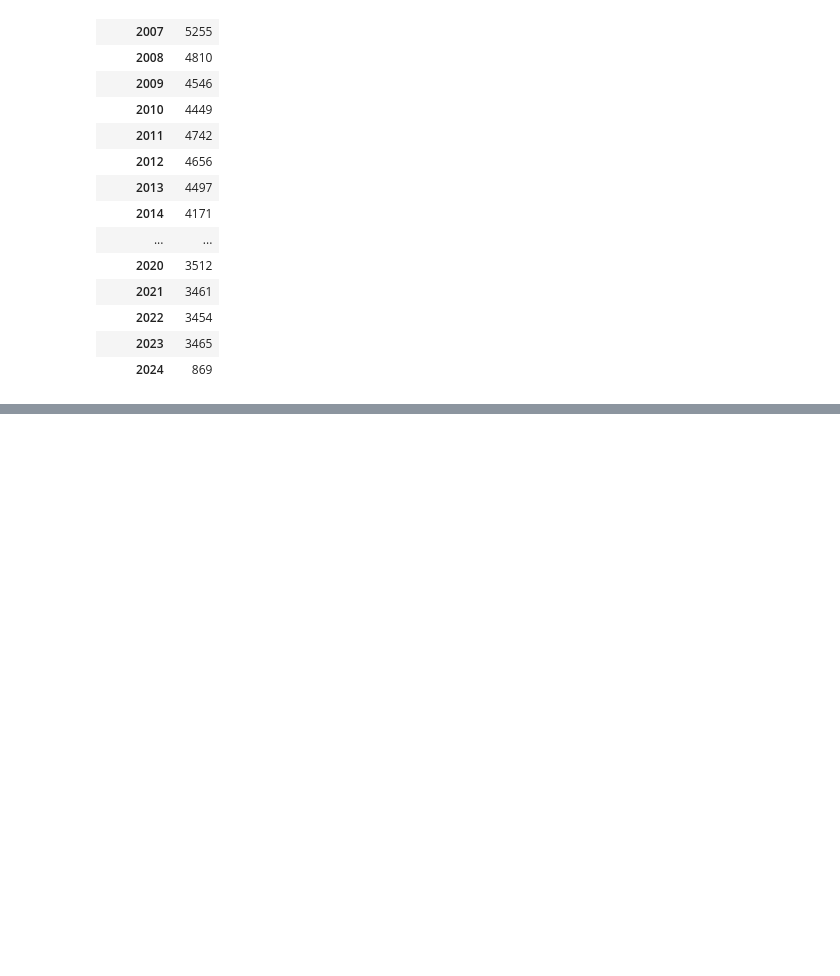
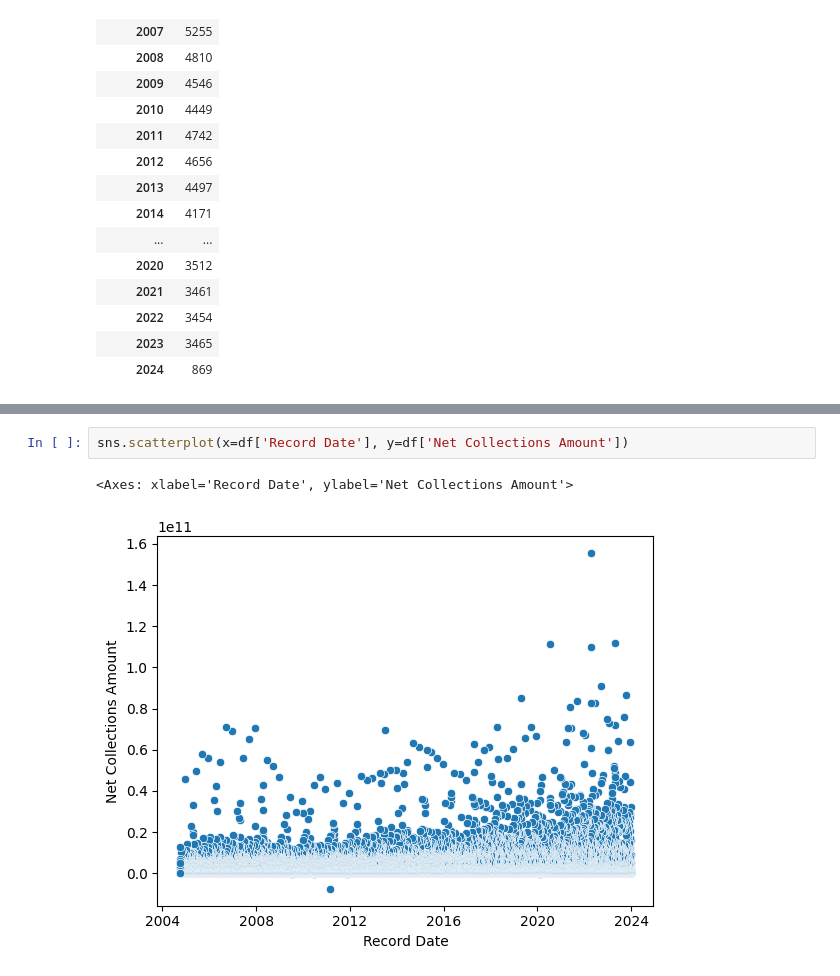
Before and after one commit to rayfin-ucsd/CSE151AGroupProject, a Jupyter notebook: data_exploration.ipynb, the cells around one changed output, grey strips where cells are left out. Cells and saved outputs as stored; diff of their text form; blank space fills up the shorter version.

```diff
--- a/data_exploration.ipynb
+++ b/data_exploration.ipynb
@@ -226,0 +240,5 @@ df.groupby('Tax Category Description').sum()[['Net Collections Amount']]
+# %%
+sns.scatterplot(x=df['Record Date'], y=df['Net Collections Amount'])
+# %% [output]
+<Axes: xlabel='Record Date', ylabel='Net Collections Amount'>
+[figure, added]
```
Also changed, not shown: parts of 12 cells of this notebook.
